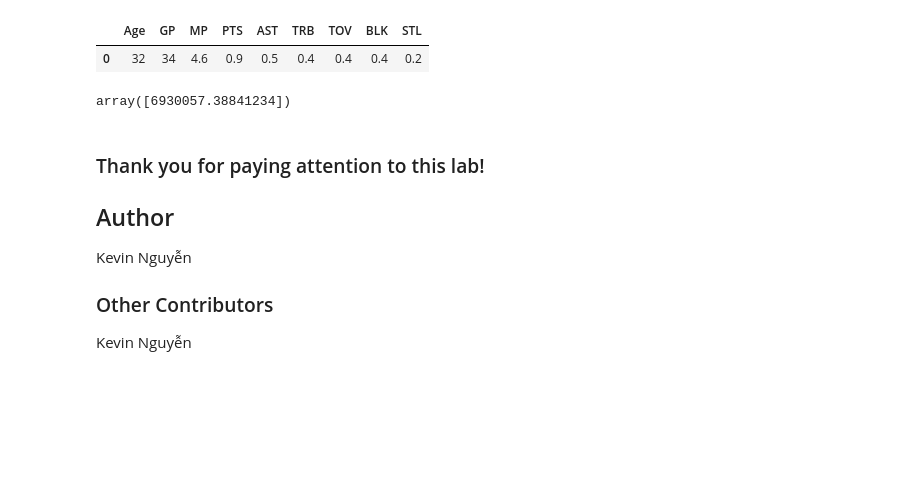
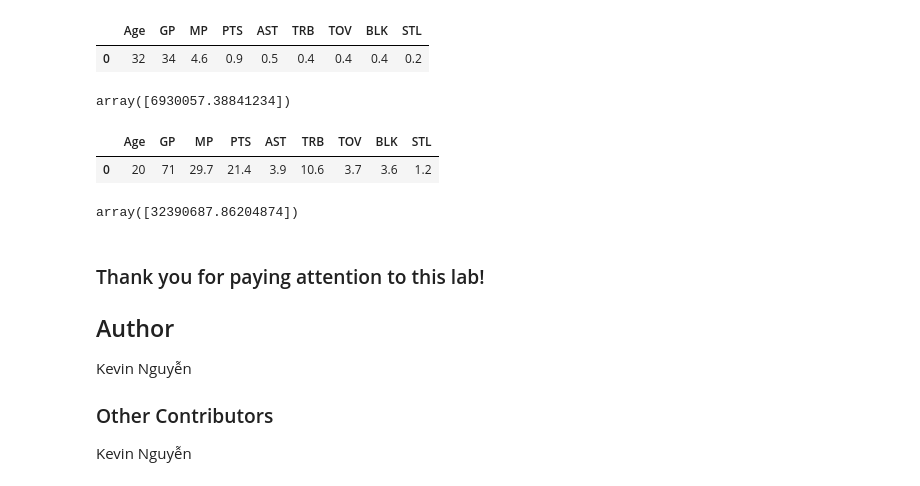
Before and after one commit to KevinNgNewschool/Machine-Learning-For-Python, a Jupyter notebook: Python for Data Science, AI & Development/Final Project/NBA Salary prediction.ipynb, the cells around one changed output. Drawn from its saved outputs; the diff is of its cells as text; code cells hidden in the pictures; blank space fills up the shorter version.

```diff
--- a/Python for Data Science, AI & Development/Final Project/NBA Salary prediction.ipynb
+++ b/Python for Data Science, AI & Development/Final Project/NBA Salary prediction.ipynb
@@ -229,10 +231,36 @@ input_stats_df
 # %% [output]
 |  | Age | GP | MP | PTS | AST | TRB | TOV | BLK | STL |
 | 0 | 32 | 34 | 4.6 | 0.9 | 0.5 | 0.4 | 0.4 | 0.4 | 0.2 |
+# %%
+model.predict(input_stats_df)
+# %% [output]
+array([6930057.38841234])
+# %%
+#these are the stats for Victor Wembenyama, who is currently getting paid $12 160 000
+#Wemby is THE most prolific rookie in nba history, above MJ, Lebron, D Rose and every single other rookie ever to exist, at least statistically
+#this was pretty much used to see how the model would respond to an anomaly
+#furthermore, since he is a rookie, his stats would have been completely unrelated and unincluded in the dataset
+
+input_stats = {
+    "Age" : [20],
+    "GP" : [71],
+    "MP" : [29.7],
+    "PTS" : [21.4],
+    "AST" : [3.9],
+    "TRB" : [10.6],
+    "TOV" : [3.7],
+    "BLK" : [3.6],
+    "STL" : [1.2],
+}
+input_stats_df = pd.DataFrame(input_stats)
+input_stats_df
+# %% [output]
+|  | Age | GP | MP | PTS | AST | TRB | TOV | BLK | STL |
+| 0 | 20 | 71 | 29.7 | 21.4 | 3.9 | 10.6 | 3.7 | 3.6 | 1.2 |
 # %%
 model.predict(input_stats_df)
 # %% [output]
-array([6930057.38841234])
+array([32390687.86204874])
 # %% [markdown]
 ### Thank you for paying attention to this lab!
 
```
Also changed, not shown: parts of 4 cells of this notebook.
